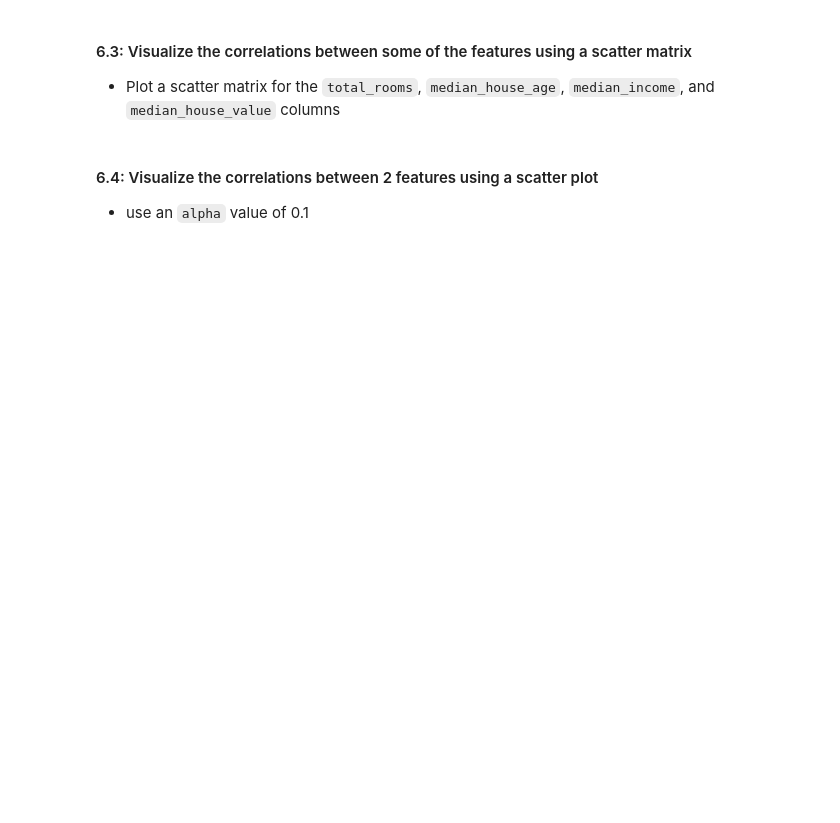
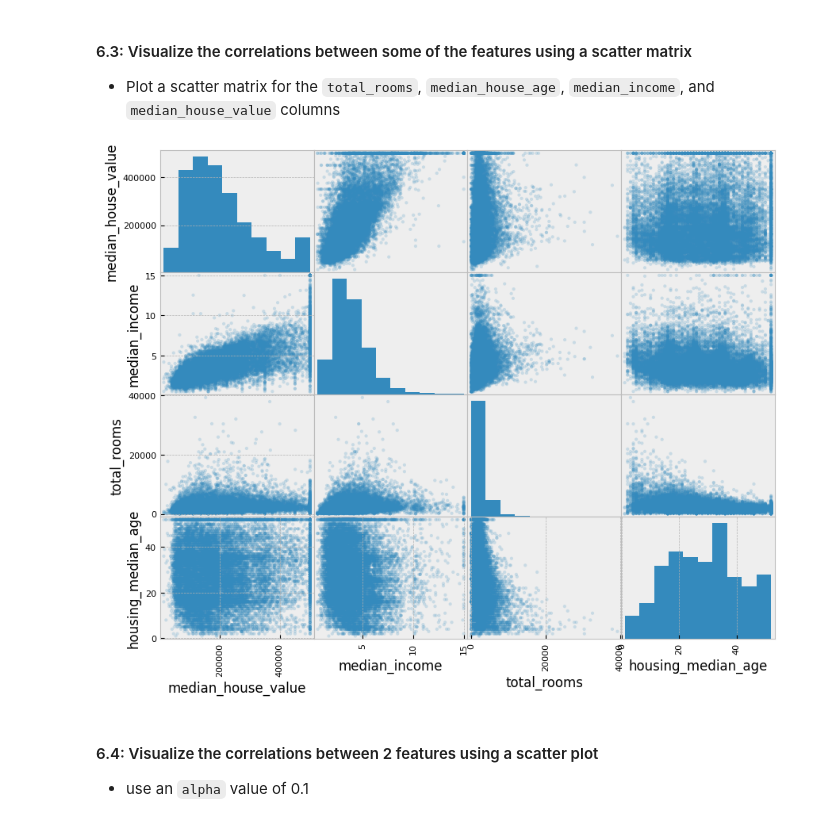
Before and after one commit to IT4063-Spring2025/eda-assignment-grandhvj, a Jupyter notebook: notebook.ipynb, the cells around one changed output. Saved outputs shown, nothing was run; the diff lists cells and outputs as text; code cells hidden in the pictures; blank space fills up the shorter version.

```diff
--- a/notebook.ipynb
+++ b/notebook.ipynb
@@ -296,6 +352,13 @@ sort the results in descending order
 - Plot a scatter matrix for the `total_rooms`, `median_house_age`, `median_income`, and `median_house_value` columns
 # %%
 # 💻 using Pandas Scatter Matrix Plotting, Plot the scatter matrix for (median_house_value, median_income, total_rooms, housing_median_age)
+from pandas.plotting import scatter_matrix
+
+scatter_features = ["median_house_value", "median_income", "total_rooms", "housing_median_age"]
+scatter_matrix(housing[scatter_features], figsize=(10, 8), alpha=0.2)
+plt.show()
+# %% [output]
+[figure, added]
 # %% [markdown]
 #### 6.4: Visualize the correlations between 2 features using a scatter plot
 - use an `alpha` value of 0.1
```
Also changed, not shown: parts of 12 cells of this notebook.
